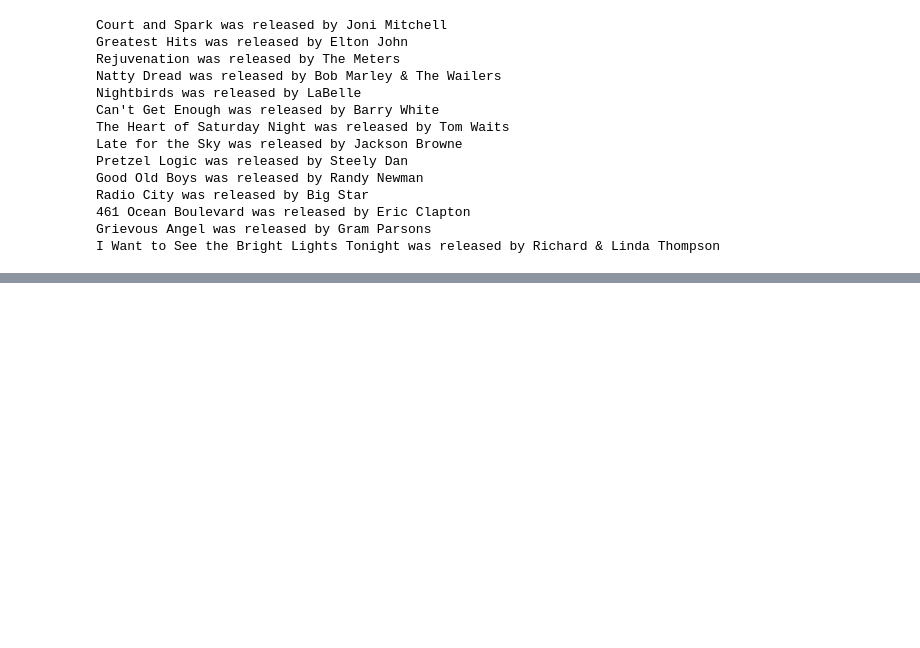
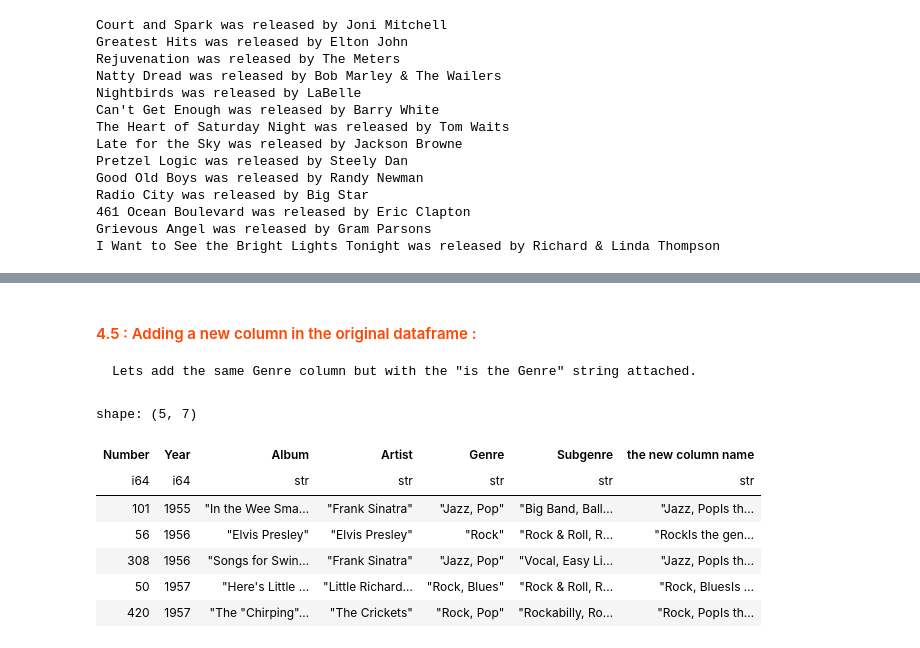
Before and after one commit to Darshan0902/PYTHON-USER-FUNCTIONS, a Jupyter notebook: powerful-pythonic-pizzazz-unleashing-the-magic.ipynb, the cells around one changed output, grey strips where cells are left out. Saved outputs shown, nothing was run; the diff lists cells and outputs as text; code cells hidden in the pictures; blank space fills up the shorter version.

```diff
--- a/powerful-pythonic-pizzazz-unleashing-the-magic.ipynb
+++ b/powerful-pythonic-pizzazz-unleashing-the-magic.ipynb
@@ -146,0 +305,14 @@ I Want to See the Bright Lights Tonight was released by Richard & Linda Thompson
+# %% [markdown]
+#### <span style="color: #FF4500;"> 4.5 :  Adding a new column in the original dataframe :
+    Lets add the same Genre column but with the "is the Genre" string attached.
+# %%
+df.with_columns([(pl.col("Genre")+"Is the genre").alias("the new column name")]).head()
+# %% [output]
+shape: (5, 7)
+| Number | Year | Album | Artist | Genre | Subgenre | the new column name |
+| i64 | i64 | str | str | str | str | str |
+| 101 | 1955 | "In the Wee Sma… | "Frank Sinatra" | "Jazz, Pop" | "Big Band, Ball… | "Jazz, PopIs th… |
+| 56 | 1956 | "Elvis Presley" | "Elvis Presley" | "Rock" | "Rock & Roll, R… | "RockIs the gen… |
+| 308 | 1956 | "Songs for Swin… | "Frank Sinatra" | "Jazz, Pop" | "Vocal, Easy Li… | "Jazz, PopIs th… |
+| 50 | 1957 | "Here's Little … | "Little Richard… | "Rock, Blues" | "Rock & Roll, R… | "Rock, BluesIs … |
+| 420 | 1957 | "The "Chirping"… | "The Crickets" | "Rock, Pop" | "Rockabilly, Ro… | "Rock, PopIs th… |
```
Also changed, not shown: parts of 45 cells of this notebook.
